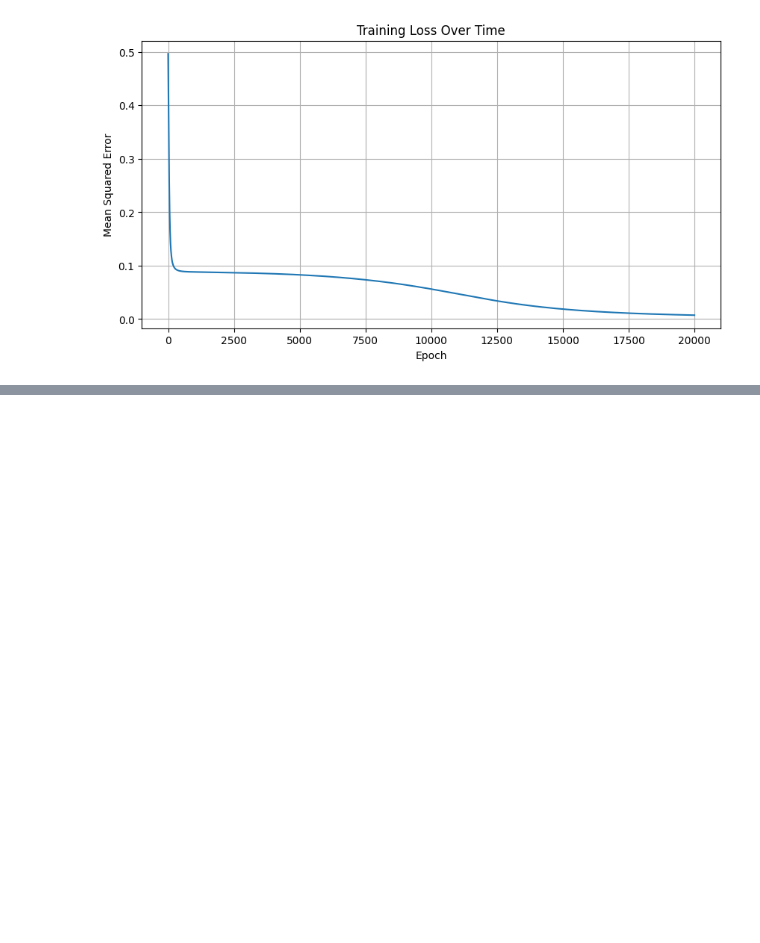
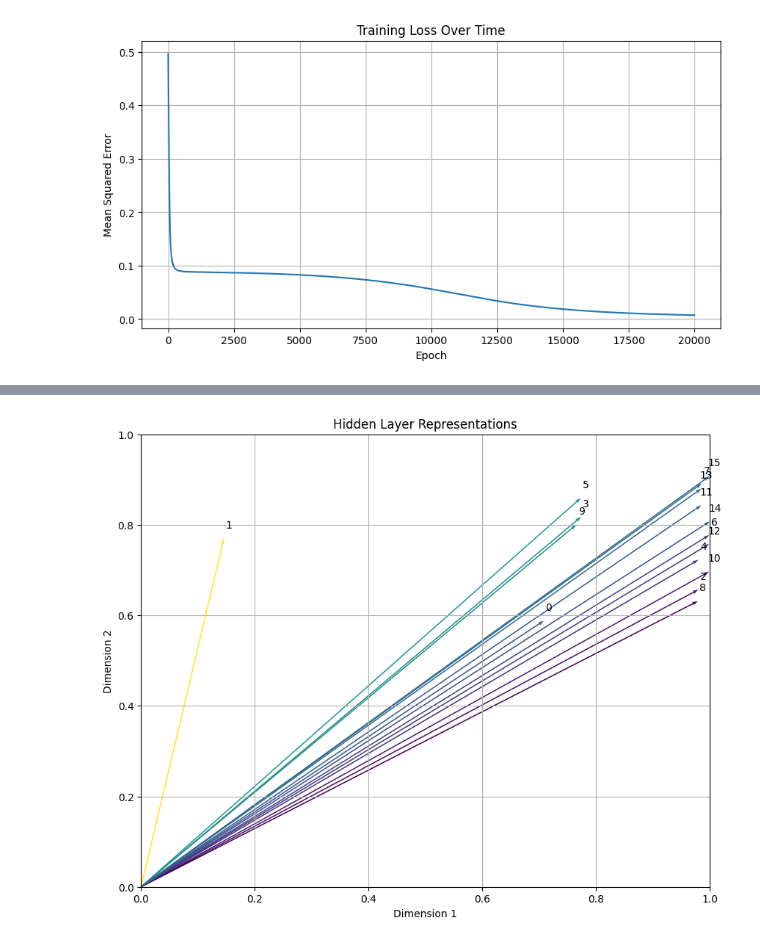
Before and after one commit to waltertan12/mnist-handwritten-digits-exploration, a Jupyter notebook: simple_mlp.ipynb, the cells around one changed output, grey strips where cells are left out. Drawn from its saved outputs; the diff is of its cells as text; code cells hidden in the pictures; blank space fills up the shorter version.

Commit message:
Add representation example to simple mlp

```diff
--- a/simple_mlp.ipynb
+++ b/simple_mlp.ipynb
@@ -201,0 +310,43 @@ Prediction for 1: 0.7930 (Correct answer is [1])
+# %%
+# Extract the numbers and the vector representations
+numbers = [rep[0] for rep in representations]
+vectors = np.array([rep[1].flatten() for rep in representations])
+
+# Get the coordinates for plotting
+x_components = vectors[:, 0]
+y_components = vectors[:, 1]
+
+reference_vector = [rep[1].flatten() for rep in representations if rep[0] == 1][0]
+color_similarities = [cosine_similarity(vec, reference_vector) for vec in vectors]
+
+# Create the plot
+plt.figure(figsize=(10, 8))
+plt.quiver(
+    np.zeros_like(x_components), # Starting x-coordinates, all at 0
+    np.zeros_like(y_components), # Starting y-coordinates, all at 0
+    x_components, # End x-coordinates (vector components)
+    y_components, # End y-coordinates (vector components)
+    color_similarities,  # The data to be used for coloring
+    angles='xy',
+    scale_units='xy',
+    scale=1,
+    width=0.002,
+    cmap='viridis',  # A good color map for a gradient
+)
+
+# Label each point with the corresponding number
+for i, number in enumerate(numbers):
+    plt.annotate(number, (x[i], y[i]), textcoords="offset points", xytext=(5, 10), ha='center')
+
+max_val = max(np.max(np.abs(x_components)), np.max(np.abs(y_components)))
+
+plt.xlim(0, 1)
+plt.ylim(0, 1)
+
+plt.title("Hidden Layer Representations")
+plt.xlabel("Dimension 1")
+plt.ylabel("Dimension 2")
+plt.grid(True)
+plt.show()
+# %% [output]
+[figure, added]
```
Also changed, not shown: parts of 5 cells of this notebook, 1 other file.
